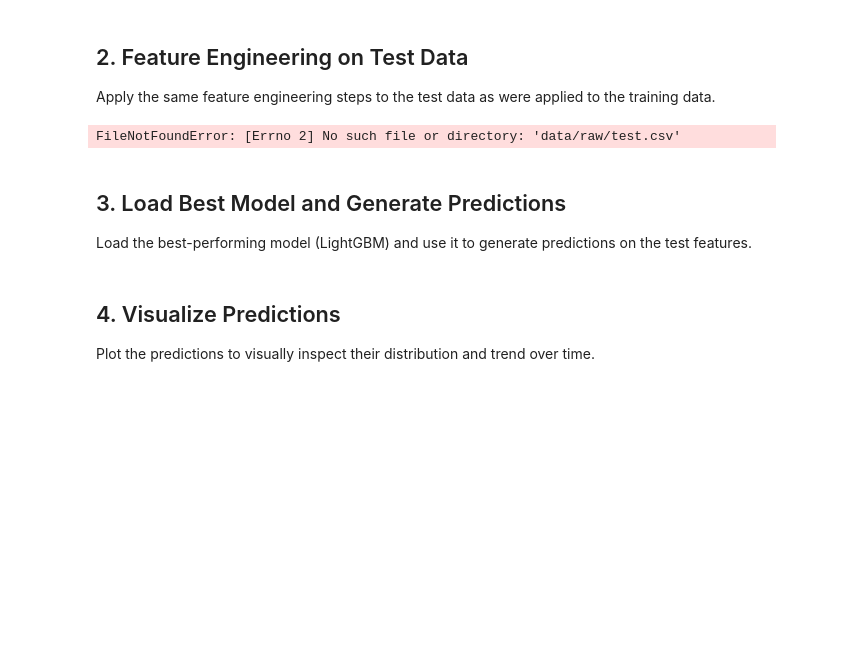
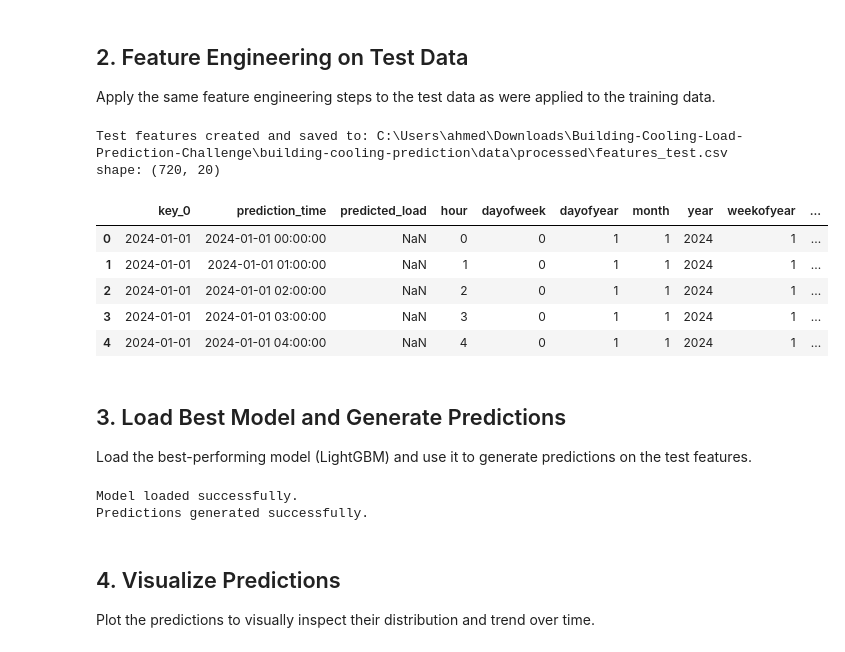
Before and after one commit to ReguiguiMohamed/Building-Cooling-Load-Prediction-Challenge, a Jupyter notebook: building-cooling-prediction/notebooks/06_final_predictions.ipynb, the cells around one changed output. Drawn from its saved outputs; the diff is of its cells as text; code cells hidden in the pictures; blank space fills up the shorter version.

Commit message:
fixing lag feature bug in final predictions notebook and saving test features after fixing the bug

```diff
--- a/building-cooling-prediction/notebooks/06_final_predictions.ipynb
+++ b/building-cooling-prediction/notebooks/06_final_predictions.ipynb
@@ -32,15 +33,20 @@ submission_path = os.path.join(config['data']['submissions'], 'submission_final.
 ## 2. Feature Engineering on Test Data
 
 Apply the same feature engineering steps to the test data as were applied to the training data.
-# %%
-test_features = create_features(test_path, config['feature_engineering']['timestamp_col'],
-                                config['feature_engineering']['cols_to_lag'],
-                                config['feature_engineering']['window_sizes'])
-save_csv_data(test_features, features_path)
-print("Test features created and saved.")
-test_features.head()
-# %% [output]
-FileNotFoundError: [Errno 2] No such file or directory: 'data/raw/test.csv'
+# %%
+from src.utils.helpers import create_test_features, save_test_features
+test_features = create_test_features()
+saved_path = save_test_features(test_features)
+print('Test features created and saved to:', saved_path, 'shape:', test_features.shape)
+test_features.head()
+# %% [output]
+Test features created and saved to: C:\Users\ahmed\Downloads\Building-Cooling-Load-Prediction-Challenge\building-cooling-prediction\data\processed\features_test.csv shape: (720, 20)
+|  | key_0 | prediction_time | predicted_load | hour | dayofweek | dayofyear | month | year | weekofyear | ... |
+| 0 | 2024-01-01 | 2024-01-01 00:00:00 | NaN | 0 | 0 | 1 | 1 | 2024 | 1 | ... |
+| 1 | 2024-01-01 | 2024-01-01 01:00:00 | NaN | 1 | 0 | 1 | 1 | 2024 | 1 | ... |
+| 2 | 2024-01-01 | 2024-01-01 02:00:00 | NaN | 2 | 0 | 1 | 1 | 2024 | 1 | ... |
+| 3 | 2024-01-01 | 2024-01-01 03:00:00 | NaN | 3 | 0 | 1 | 1 | 2024 | 1 | ... |
+| 4 | 2024-01-01 | 2024-01-01 04:00:00 | NaN | 4 | 0 | 1 | 1 | 2024 | 1 | ... |
 # %% [markdown]
 ## 3. Load Best Model and Generate Predictions
 
@@ -58,3 +54,35 @@ print("Predictions generated successfully.")
+# %%
+if not os.path.exists(model_path):
+    raise FileNotFoundError(f"Trained model not found at {model_path}")
+
+model = joblib.load(model_path)
+print("Model loaded successfully.")
+
+# Align test features to model's expected feature names/order
+feature_names = None
+if hasattr(model, 'feature_name_') and model.feature_name_ is not None:
+    feature_names = list(model.feature_name_)
+elif hasattr(model, 'booster_') and hasattr(model.booster_, 'feature_name'):
+    feature_names = list(model.booster_.feature_name())
+elif hasattr(model, '_Booster') and hasattr(model._Booster, 'feature_name'):
+    feature_names = list(model._Booster.feature_name())
+
+if feature_names is None:
+    # Fallback: use numeric columns, but warn
+    print('Warning: could not read feature names from model; using numeric columns.')
+    X = test_features.select_dtypes(include=['number'])
+else:
+    X = test_features.copy()
+    for col in feature_names:
+        if col not in X.columns:
+            X[col] = 0
+    X = X[feature_names]  # order columns
+
+predictions = model.predict(X)
+print("Predictions generated successfully.")
+# %% [output]
+Model loaded successfully.
+Predictions generated successfully.
 # %% [markdown]
 ## 4. Visualize Predictions
 
```
Also changed, not shown: parts of 6 cells of this notebook, 6 other files.
